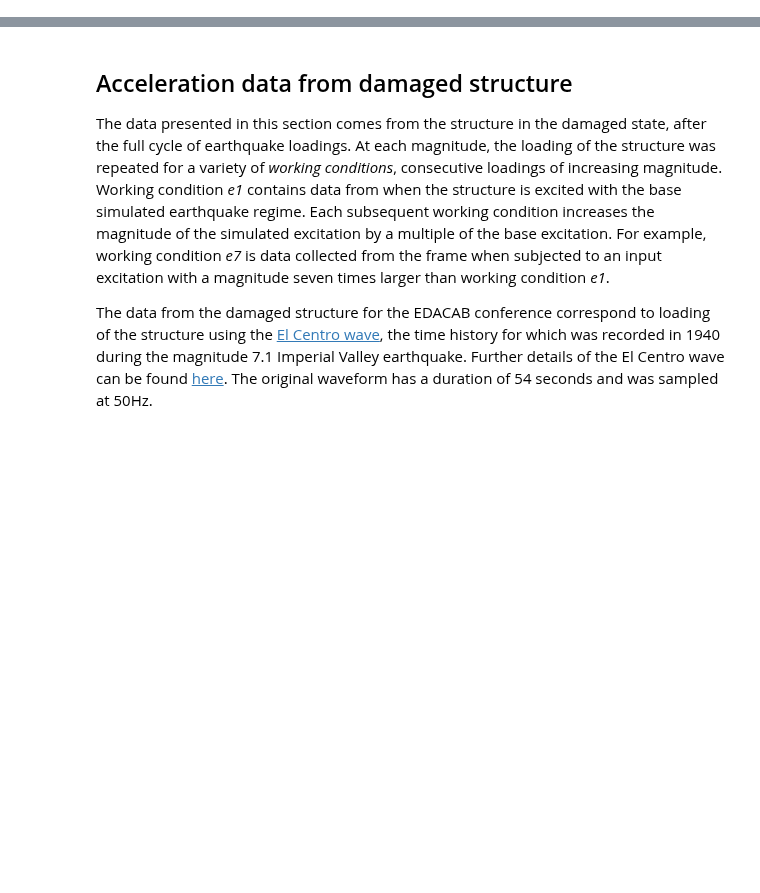
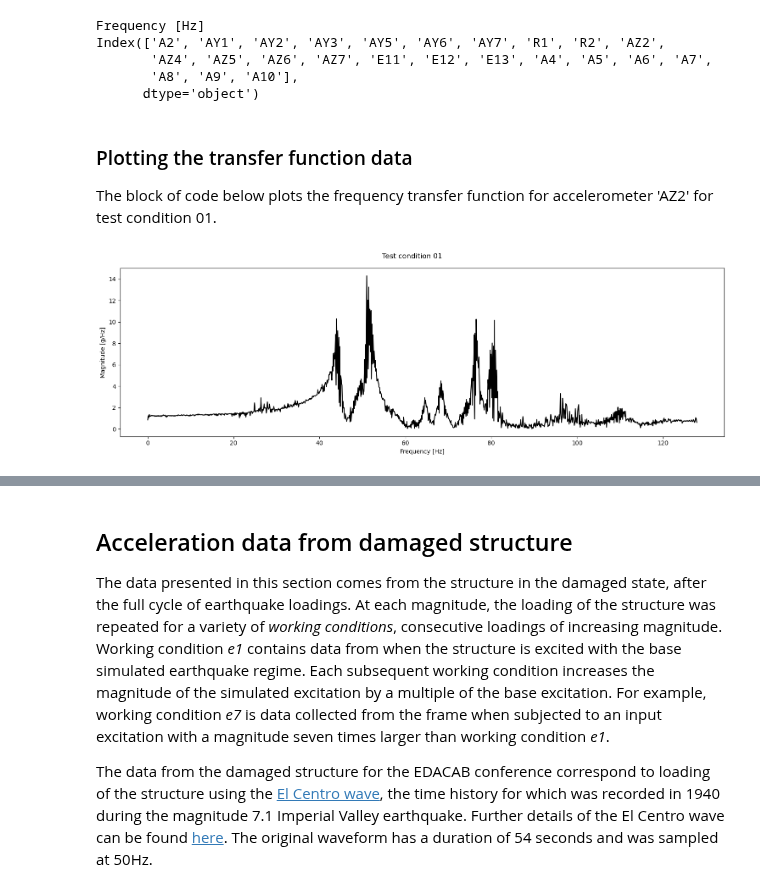
Before and after one commit to zwynne/EDACAB, a Jupyter notebook: docs/source/Welcome_page_and_tutorials/005_Shaker_table_data_introduction.ipynb, the cells around one changed output, grey strips where cells are left out. Cells and saved outputs as stored; diff of their text form; code cells hidden in the pictures; blank space fills up the shorter version.

```diff
--- a/docs/source/Welcome_page_and_tutorials/005_Shaker_table_data_introduction.ipynb
+++ b/docs/source/Welcome_page_and_tutorials/005_Shaker_table_data_introduction.ipynb
@@ -85,0 +100,4 @@ Limited descriptions of the damage history of the structure at each test conditi
+# %%
+url = "https://edacab.readthedocs.io/en/latest/Welcome_page_and_tutorials/_static/TF_working_condition_01.csv"
+
+dat0 = pd.read_csv(url,index_col=0)
@@ -85,0 +107,21 @@ Limited descriptions of the damage history of the structure at each test conditi
+# %%
+print(dat0.index.name)
+print(dat0.columns)
+# %% [output]
+Frequency [Hz]
+Index(['A2', 'AY1', 'AY2', 'AY3', 'AY5', 'AY6', 'AY7', 'R1', 'R2', 'AZ2',
+       'AZ4', 'AZ5', 'AZ6', 'AZ7', 'E11', 'E12', 'E13', 'A4', 'A5', 'A6', 'A7',
+       'A8', 'A9', 'A10'],
+      dtype='object')
+# %% [markdown]
+### Plotting the transfer function data
+The block of code below plots the frequency transfer function for accelerometer 'AZ2' for test condition 01.
+# %%
+fg,ax = plt.subplots(figsize=(15,5))
+ax.plot(dat0.index,dat0['AZ2'],'k')
+ax.set_ylabel('Magnitude [g/Hz]')
+ax.set_xlabel('Frequency [Hz]')
+fg.suptitle('Test condition 01')
+fg.tight_layout()
+# %% [output]
+[figure, added]
```
Also changed, not shown: parts of 6 cells of this notebook.
